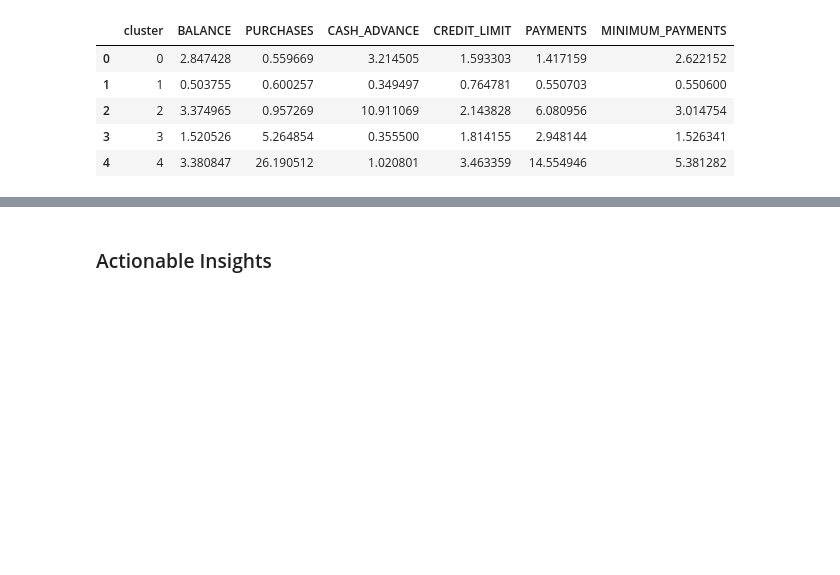
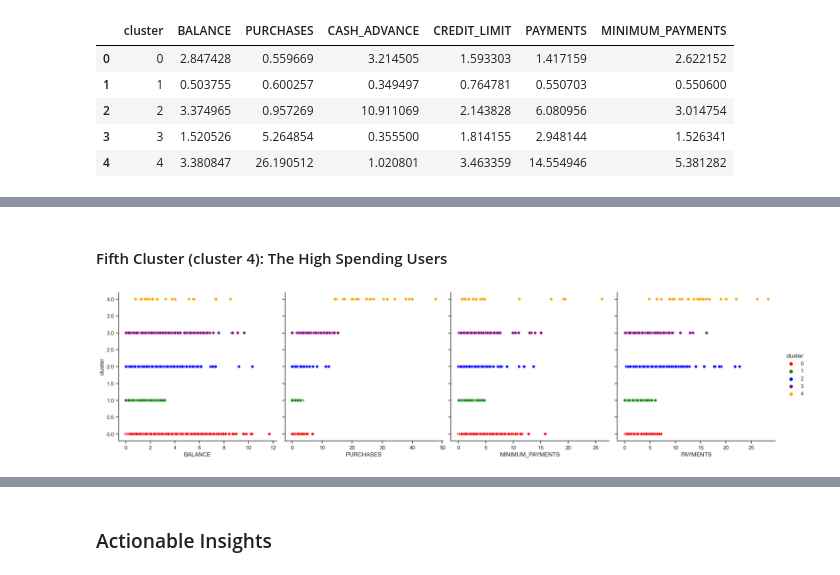
Before and after one commit to kaka5050/mban_6120, a Jupyter notebook: Asg 2/Asg2.ipynb, the cells around one changed output, grey strips where cells are left out. Drawn from its saved outputs; the diff is of its cells as text; code cells hidden in the pictures; blank space fills up the shorter version.

```diff
--- a/Asg 2/Asg2.ipynb
+++ b/Asg 2/Asg2.ipynb
@@ -506,0 +508,16 @@ This Cluster
+# %% [markdown]
+#### Fifth Cluster (cluster 4): The High Spending Users
+# %%
+import seaborn as sns
+import matplotlib.pyplot as plt
+
+# Specify the custom color palette
+custom_palette = ['red', 'green', 'blue', 'purple', 'orange']
+
+# Create a pairplot with the custom color palette
+sns.set(style="ticks")
+sns.pairplot(df_final, hue='cluster', x_vars=['BALANCE', 'PURCHASES', 'MINIMUM_PAYMENTS', 'PAYMENTS'],
+            y_vars=['cluster'], height=5, aspect=1, palette=custom_palette)
+plt.show()
+# %% [output]
+[figure, added]
```
Also changed, not shown: parts of 11 cells of this notebook.
